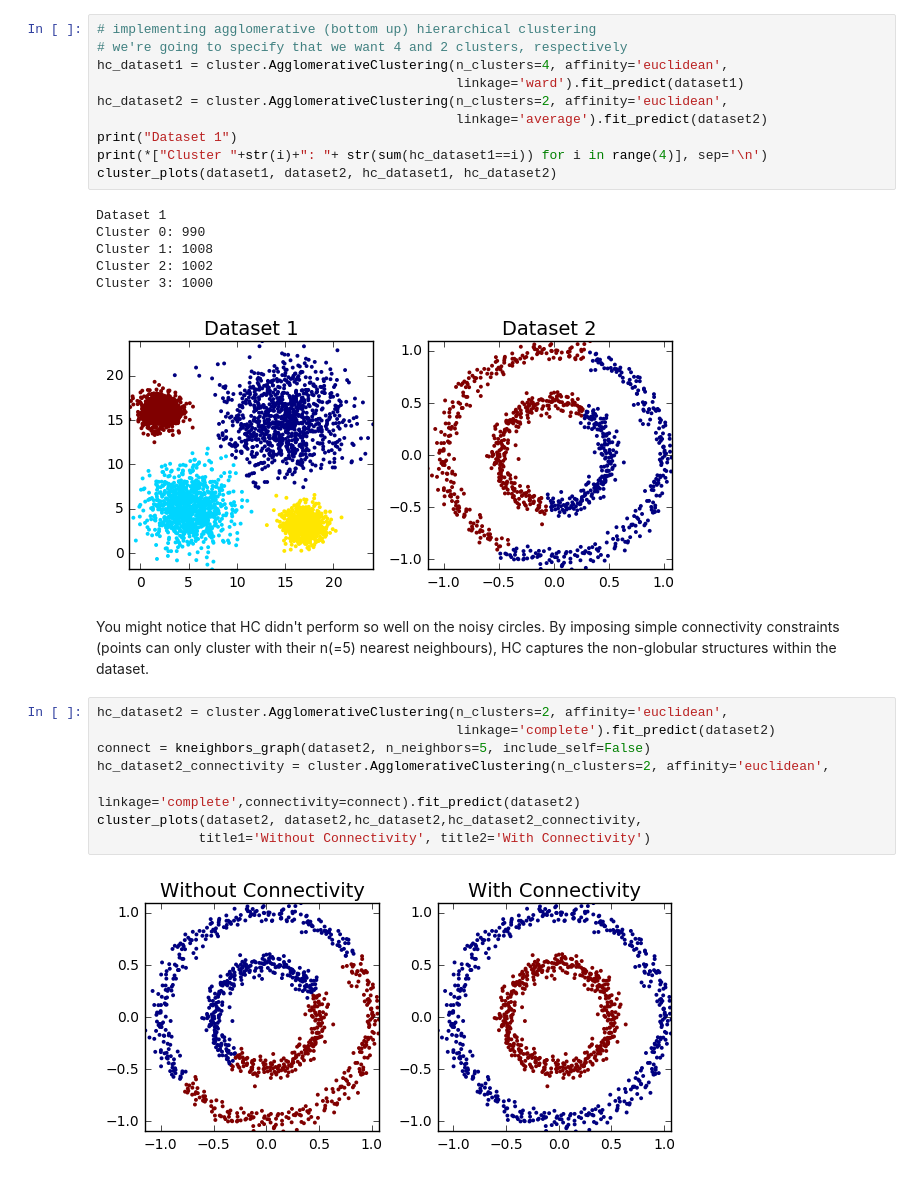
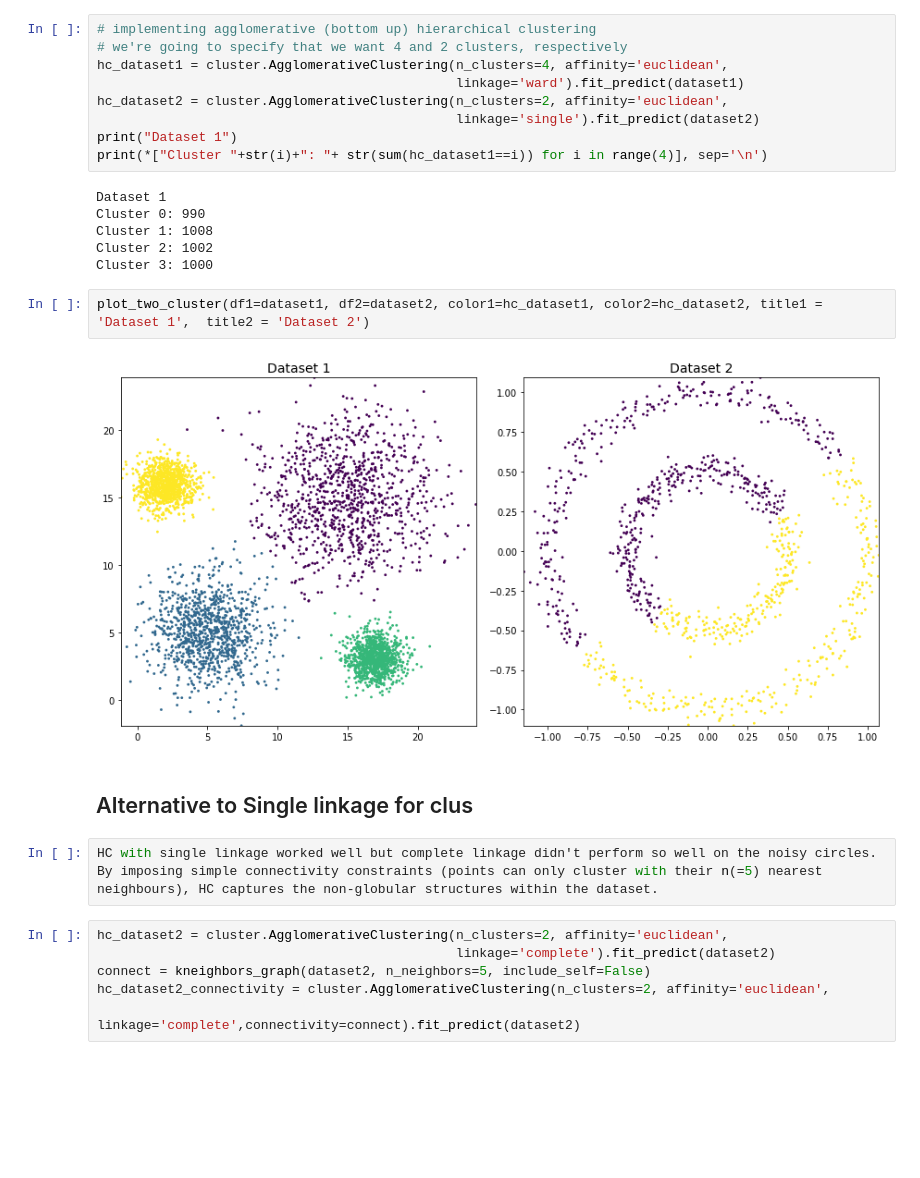
Before and after one commit to aimlnerd/My-Machine-Learning-Lectures, a Jupyter notebook: Unsupervised_Learning_Clustering/Hierarchical Clustering.ipynb, the cells around one changed output. Drawn from its saved outputs; the diff is of its cells as text; blank space fills up the shorter version.

Commit message:
added clustering lecture @IIMB

```diff
--- a/Unsupervised_Learning_Clustering/Hierarchical Clustering.ipynb
+++ b/Unsupervised_Learning_Clustering/Hierarchical Clustering.ipynb
@@ -19,26 +54,27 @@ Another important concept in HC is the linkage criterion. This defines the dista
 hc_dataset1 = cluster.AgglomerativeClustering(n_clusters=4, affinity='euclidean',
                                               linkage='ward').fit_predict(dataset1)
 hc_dataset2 = cluster.AgglomerativeClustering(n_clusters=2, affinity='euclidean',
-                                              linkage='average').fit_predict(dataset2)
+                                              linkage='single').fit_predict(dataset2)
 print("Dataset 1")
 print(*["Cluster "+str(i)+": "+ str(sum(hc_dataset1==i)) for i in range(4)], sep='\n')
-cluster_plots(dataset1, dataset2, hc_dataset1, hc_dataset2)
 # %% [output]
 Dataset 1
 Cluster 0: 990
 Cluster 1: 1008
 Cluster 2: 1002
 Cluster 3: 1000
-[figure, removed]
-# %% [markdown]
-You might notice that HC didn't perform so well on the noisy circles. By imposing simple connectivity constraints (points can only cluster with their n(=5) nearest neighbours), HC captures the non-globular structures within the dataset.
+# %%
+plot_two_cluster(df1=dataset1, df2=dataset2, color1=hc_dataset1, color2=hc_dataset2, title1 = 'Dataset 1',  title2 = 'Dataset 2')
+# %% [output]
+[figure, added]
+# %% [markdown]
+## Alternative to Single linkage for clus
+# %%
+HC with single linkage worked well but complete linkage didn't perform so well on the noisy circles.
+By imposing simple connectivity constraints (points can only cluster with their n(=5) nearest neighbours), HC captures the non-globular structures within the dataset.
 # %%
 hc_dataset2 = cluster.AgglomerativeClustering(n_clusters=2, affinity='euclidean',
                                               linkage='complete').fit_predict(dataset2)
 connect = kneighbors_graph(dataset2, n_neighbors=5, include_self=False)
 hc_dataset2_connectivity = cluster.AgglomerativeClustering(n_clusters=2, affinity='euclidean',
                                               linkage='complete',connectivity=connect).fit_predict(dataset2)
-cluster_plots(dataset2, dataset2,hc_dataset2,hc_dataset2_connectivity,
-             title1='Without Connectivity', title2='With Connectivity')
-# %% [output]
-[figure, removed]
```
Also changed, not shown: parts of 5 cells of this notebook, 2 other files.
